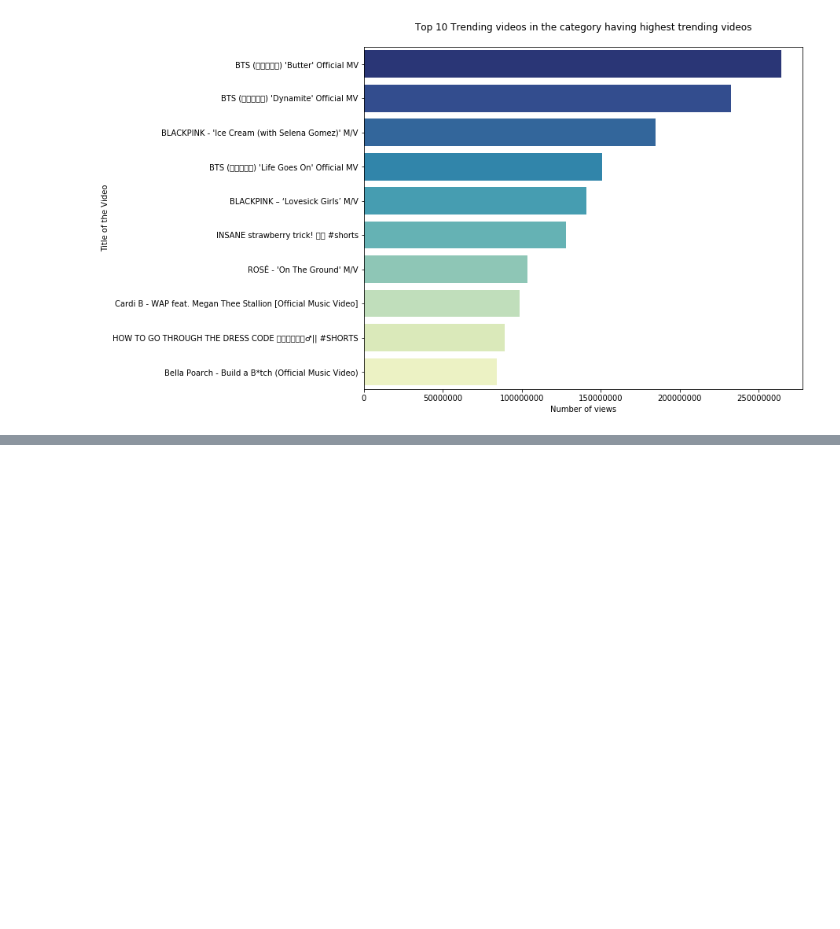
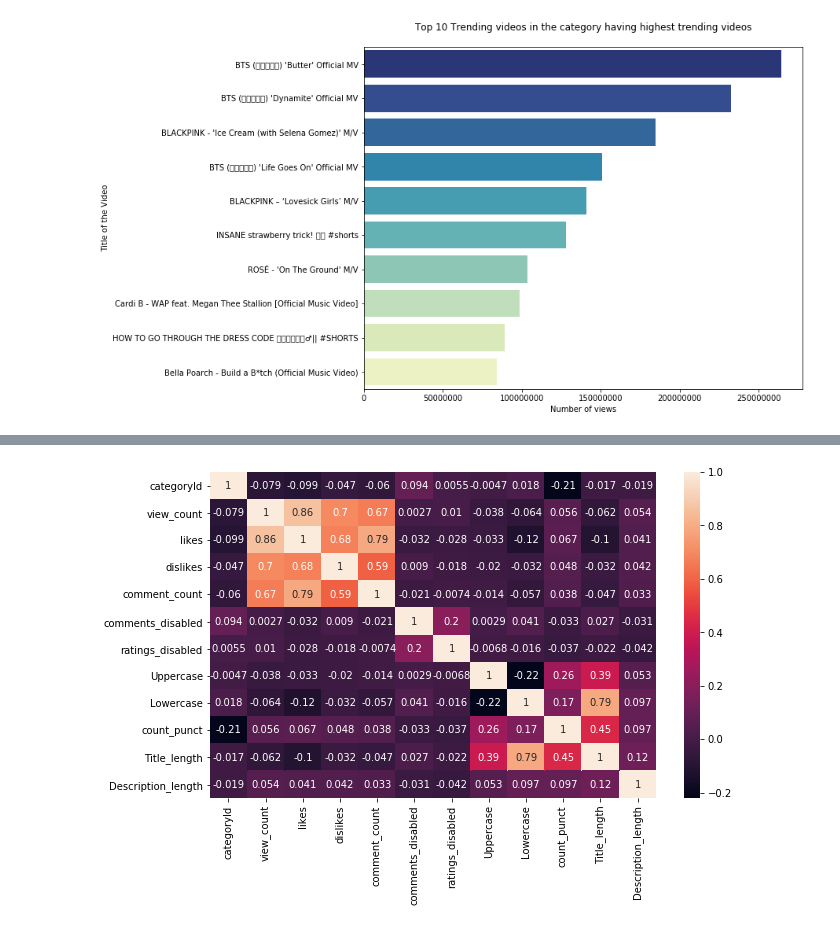
Before and after one commit to MRDVGroupProjectCSPB4502/MRDVGroupProjectCSPB4502, a Jupyter notebook: src/Dan/EDA_Dan.ipynb, the cells around one changed output, grey strips where cells are left out. Saved outputs shown, nothing was run; the diff lists cells and outputs as text; code cells hidden in the pictures; blank space fills up the shorter version.

```diff
--- a/src/Dan/EDA_Dan.ipynb
+++ b/src/Dan/EDA_Dan.ipynb
@@ -179,0 +224,10 @@ plt.show()
+# %%
+category10_videos = trend_videos[["title","view_count"]].sort_values(by="view_count",ascending=False).drop_duplicates("title",keep="first")
+category10_top10 = category10_videos.nlargest(10, ["view_count"])
+
+trend_videos['Title_length']=trend_videos["title"].str.len()
+trend_videos['Description_length']=trend_videos["description"].str.len()
+
+
+
+trend_videos.head()
@@ -179,0 +242,5 @@ plt.show()
+# %%
+figure = plt.subplots(figsize=(10,6))
+corr_map = sns.heatmap(trend_videos.corr(), annot=True)
+# %% [output]
+[figure, added]
```
Also changed, not shown: parts of 15 cells of this notebook.
